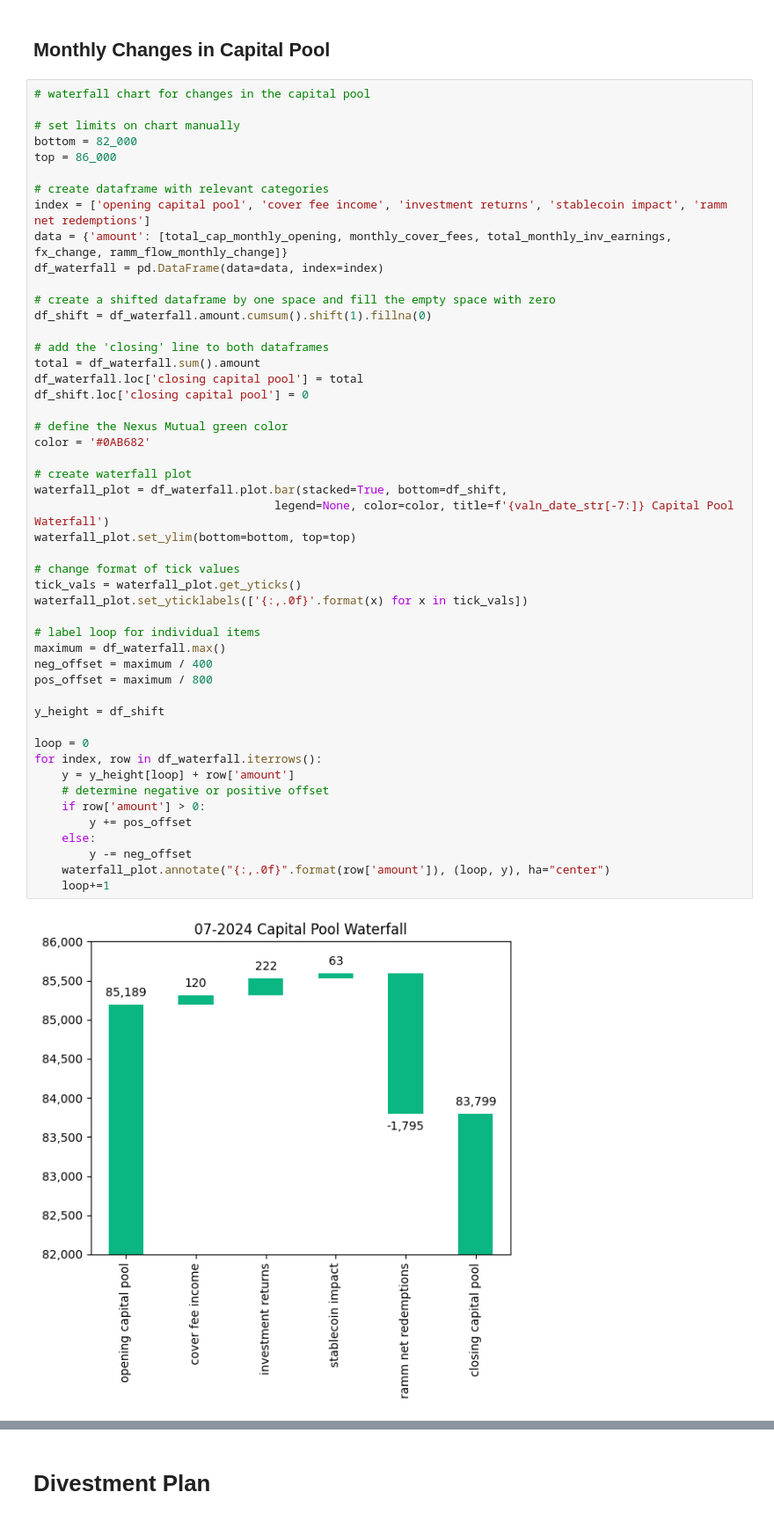
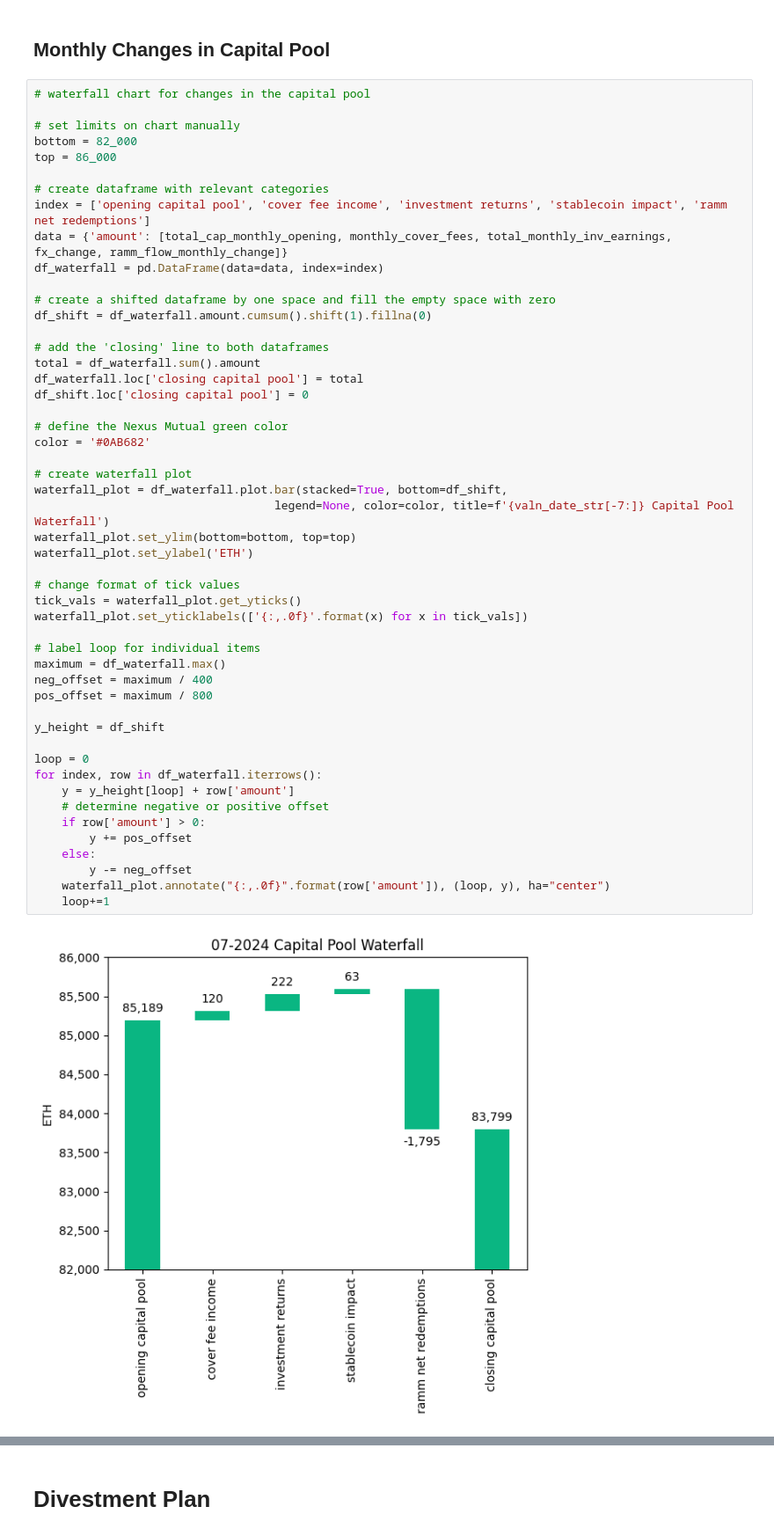
Before and after one commit to rmelbardis/InvestmentMonitoring, a Jupyter notebook: InvestmentMonitoring-July.ipynb, the cells around one changed output, grey strips where cells are left out. Shown at 88% size. Cells and saved outputs as stored; diff of their text form.

Commit message:
add y axi label to waterfall chart

```diff
--- a/InvestmentMonitoring-July.ipynb
+++ b/InvestmentMonitoring-July.ipynb
@@ -604,34 +604,35 @@ df_shift.loc['closing capital pool'] = 0
 # define the Nexus Mutual green color
 color = '#0AB682'
 
 # create waterfall plot
 waterfall_plot = df_waterfall.plot.bar(stacked=True, bottom=df_shift,
                                    legend=None, color=color, title=f'{valn_date_str[-7:]} Capital Pool Waterfall')
 waterfall_plot.set_ylim(bottom=bottom, top=top)
+waterfall_plot.set_ylabel('ETH')
 
 # change format of tick values
 tick_vals = waterfall_plot.get_yticks()
 waterfall_plot.set_yticklabels(['{:,.0f}'.format(x) for x in tick_vals])
 
 # label loop for individual items
 maximum = df_waterfall.max()
 neg_offset = maximum / 400
 pos_offset = maximum / 800
 
 y_height = df_shift
 
 loop = 0
 for index, row in df_waterfall.iterrows():
     y = y_height[loop] + row['amount']
     # determine negative or positive offset
     if row['amount'] > 0:
         y += pos_offset
     else:
         y -= neg_offset
     waterfall_plot.annotate("{:,.0f}".format(row['amount']), (loop, y), ha="center")
     loop+=1
 # %% [output]
-[figure, old version]
+[figure, new version]
 # %%
 # Total change in capital pool
 capital_pool_change = df_waterfall.loc['closing capital pool'].values[0] - df_waterfall.loc['opening capital pool'].values[0]
```
Also changed, not shown: parts of 16 cells of this notebook.
